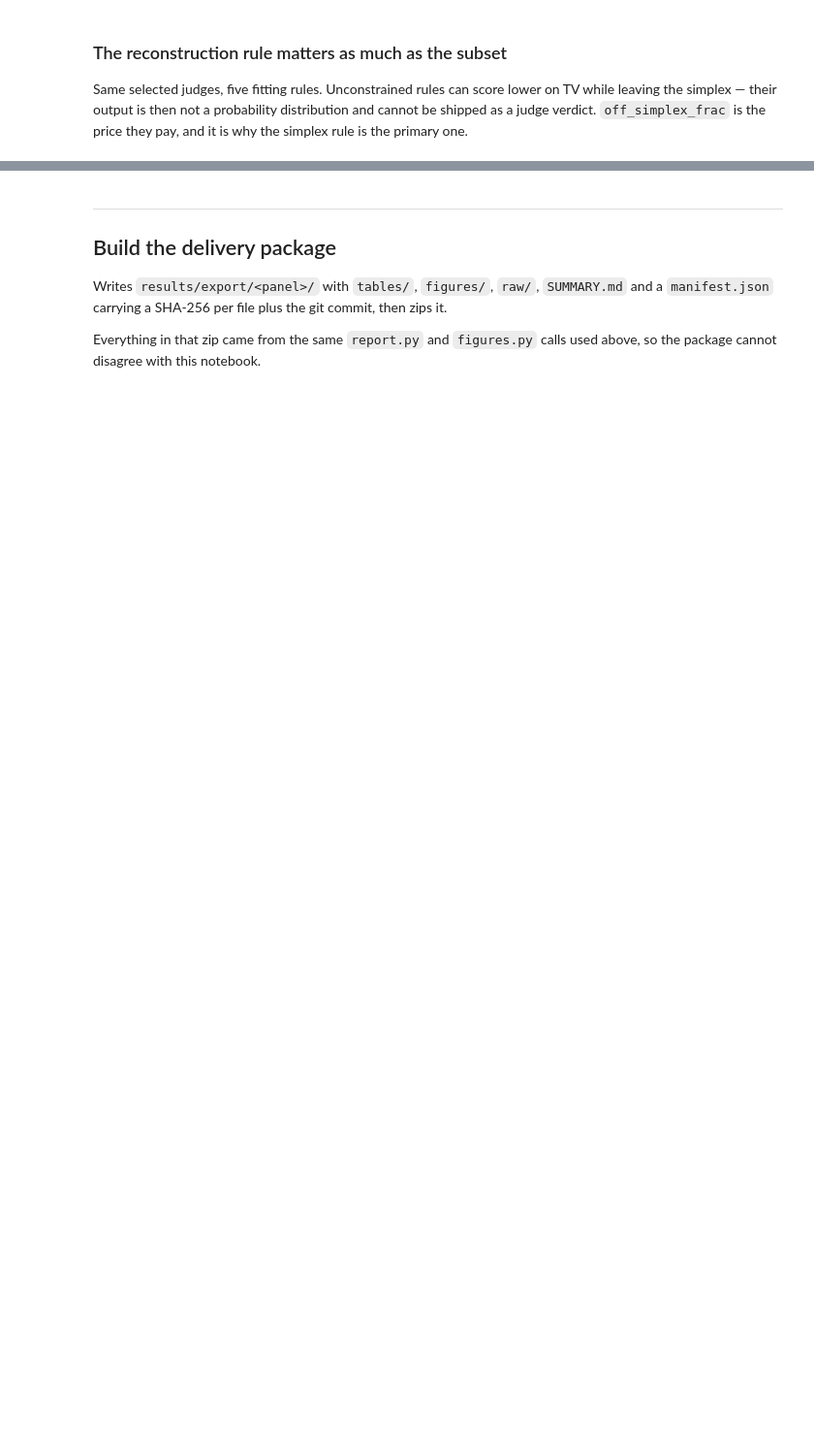
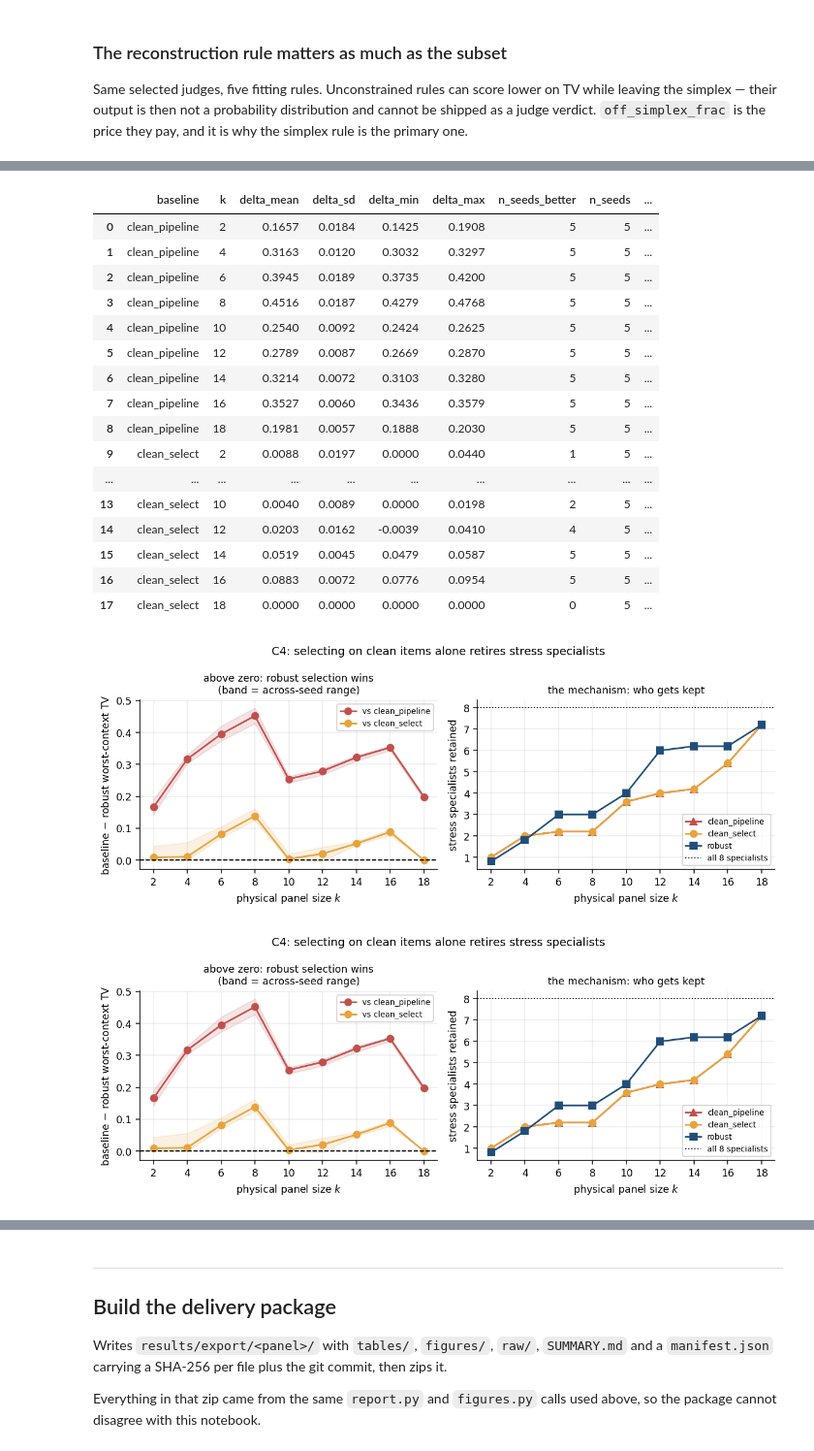
Before and after one commit to lucija-26/EPCRC, a Jupyter notebook: notebooks/04_results_package.ipynb, the cells around one changed output, grey strips where cells are left out. Shown at 97% size. Saved outputs shown, nothing was run; the diff lists cells and outputs as text; code cells hidden in the pictures; blank space fills up the shorter version.

```diff
--- a/notebooks/04_results_package.ipynb
+++ b/notebooks/04_results_package.ipynb
@@ -452,0 +563,25 @@ display(F.fig_c3_reconstruction(PATHS["c3"]))
+# %%
+c4 = R.c4_headline(PATHS["c4"])
+display(c4[["baseline", "k", "delta_mean", "delta_sd", "delta_min", "delta_max",
+            "n_seeds_better", "n_seeds", "robust_wins_every_seed"]])
+display(F.fig_c4_stress(PATHS["c4"]))
+# %% [output]
+|  | baseline | k | delta_mean | delta_sd | delta_min | delta_max | n_seeds_better | n_seeds | ... |
+| 0 | clean_pipeline | 2 | 0.1657 | 0.0184 | 0.1425 | 0.1908 | 5 | 5 | ... |
+| 1 | clean_pipeline | 4 | 0.3163 | 0.0120 | 0.3032 | 0.3297 | 5 | 5 | ... |
+| 2 | clean_pipeline | 6 | 0.3945 | 0.0189 | 0.3735 | 0.4200 | 5 | 5 | ... |
+| 3 | clean_pipeline | 8 | 0.4516 | 0.0187 | 0.4279 | 0.4768 | 5 | 5 | ... |
+| 4 | clean_pipeline | 10 | 0.2540 | 0.0092 | 0.2424 | 0.2625 | 5 | 5 | ... |
+| 5 | clean_pipeline | 12 | 0.2789 | 0.0087 | 0.2669 | 0.2870 | 5 | 5 | ... |
+| 6 | clean_pipeline | 14 | 0.3214 | 0.0072 | 0.3103 | 0.3280 | 5 | 5 | ... |
+| 7 | clean_pipeline | 16 | 0.3527 | 0.0060 | 0.3436 | 0.3579 | 5 | 5 | ... |
+| 8 | clean_pipeline | 18 | 0.1981 | 0.0057 | 0.1888 | 0.2030 | 5 | 5 | ... |
+| 9 | clean_select | 2 | 0.0088 | 0.0197 | 0.0000 | 0.0440 | 1 | 5 | ... |
+| ... | ... | ... | ... | ... | ... | ... | ... | ... | ... |
+| 13 | clean_select | 10 | 0.0040 | 0.0089 | 0.0000 | 0.0198 | 2 | 5 | ... |
+| 14 | clean_select | 12 | 0.0203 | 0.0162 | -0.0039 | 0.0410 | 4 | 5 | ... |
+| 15 | clean_select | 14 | 0.0519 | 0.0045 | 0.0479 | 0.0587 | 5 | 5 | ... |
+| 16 | clean_select | 16 | 0.0883 | 0.0072 | 0.0776 | 0.0954 | 5 | 5 | ... |
+| 17 | clean_select | 18 | 0.0000 | 0.0000 | 0.0000 | 0.0000 | 0 | 5 | ... |
+[figure, added]
+[figure, added]
```
Also changed, not shown: parts of 23 cells of this notebook, 21 other files.
